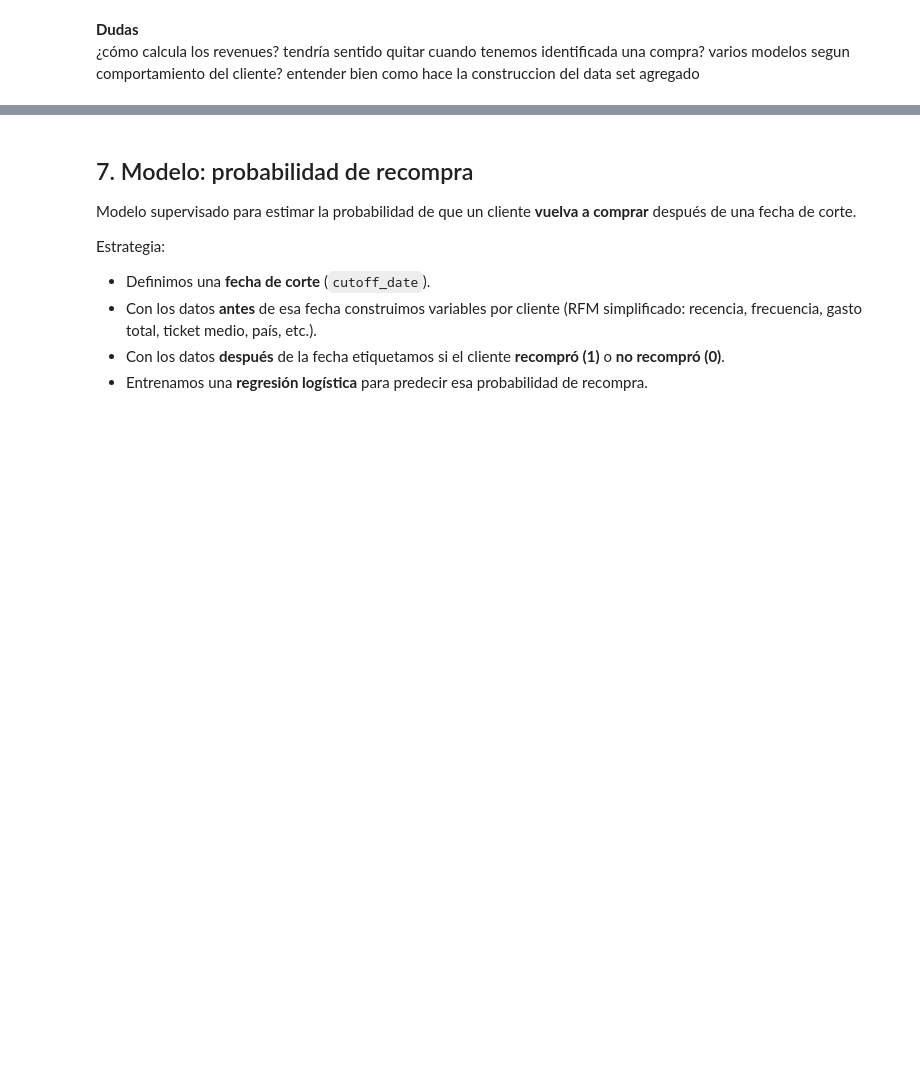
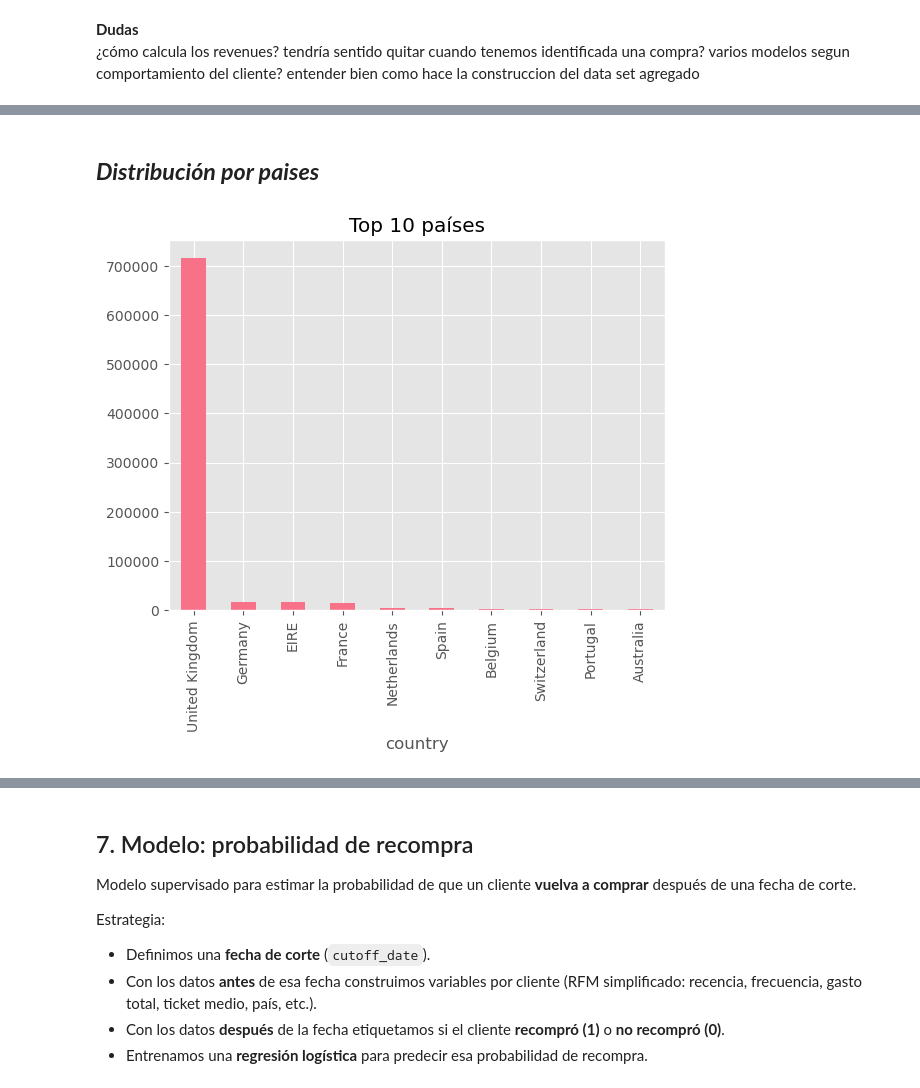
Before and after one commit to OscarFdz24/Proyecto_ML_Clientes_Oscar_Fernandez, a Jupyter notebook: model.ipynb, the cells around one changed output, grey strips where cells are left out. Cells and saved outputs as stored; diff of their text form; code cells hidden in the pictures; blank space fills up the shorter version.

```diff
--- a/model.ipynb
+++ b/model.ipynb
@@ -191,0 +208,10 @@ dtype: int64
+# %% [markdown]
+## ***Distribución por paises***
+# %%
+# Se analiza la distribución de las transacciones por país.
+# Se observa un claro predominio del Reino Unido, lo que indica un fuerte desbalance geográfico en el dataset.
+df["country"].value_counts().head(10).plot(kind="bar")
+plt.title("Top 10 países")
+plt.show()
+# %% [output]
+[figure, added]
```
Also changed, not shown: parts of 79 cells of this notebook.
